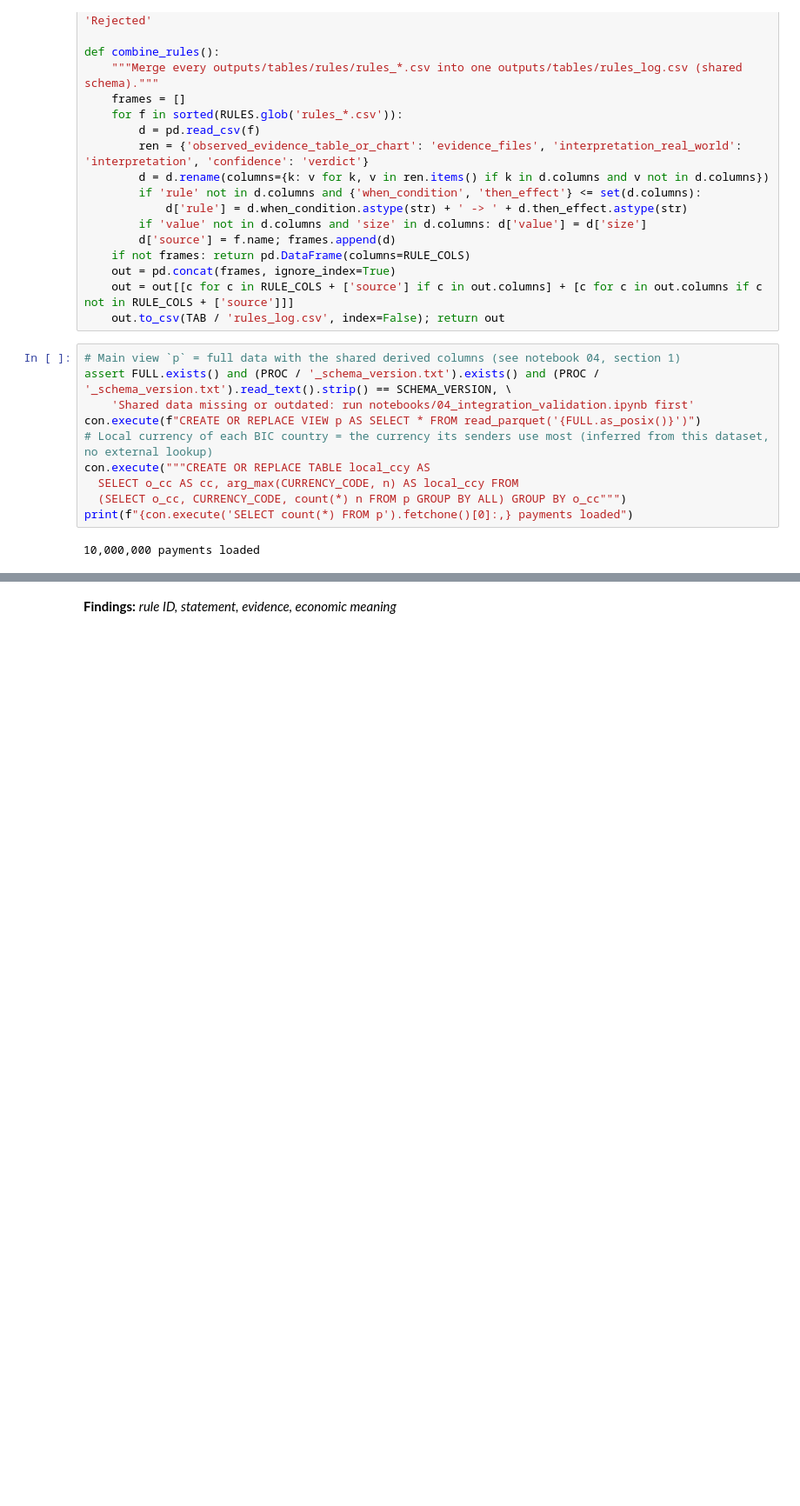
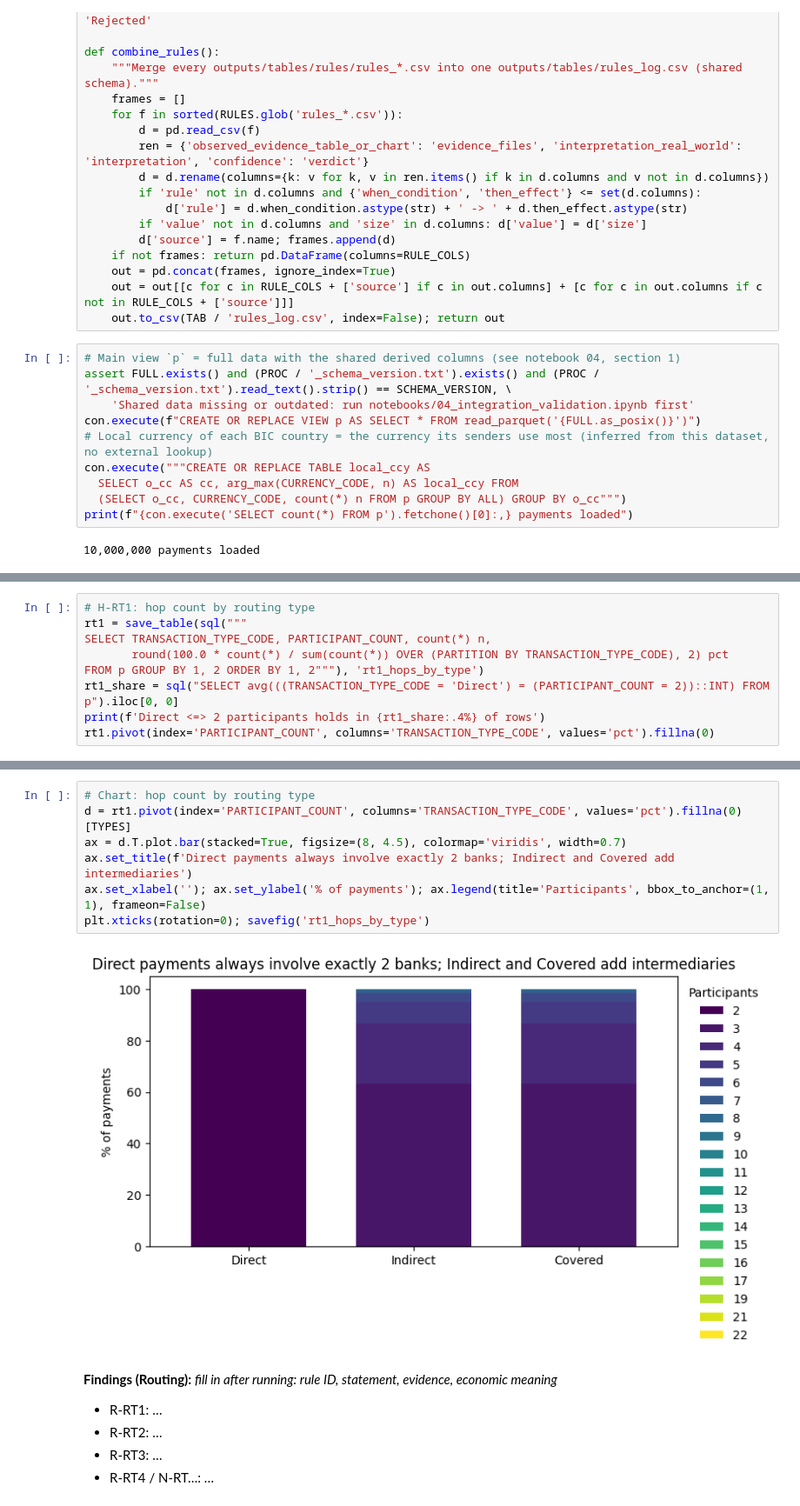
Before and after one commit to chanjyi/C2O-UMDAC, a Jupyter notebook: notebooks/02_member2_analysis.ipynb, the cells around one changed output, grey strips where cells are left out. Shown at 87% size. Cells and saved outputs as stored; diff of their text form; blank space fills up the shorter version.

```diff
--- a/notebooks/02_member2_analysis.ipynb
+++ b/notebooks/02_member2_analysis.ipynb
@@ -96,0 +124,9 @@ s = pd.read_parquet(SAMPLE); s.head()
+# %%
+# H-RT1: hop count by routing type
+rt1 = save_table(sql("""
+SELECT TRANSACTION_TYPE_CODE, PARTICIPANT_COUNT, count(*) n,
+       round(100.0 * count(*) / sum(count(*)) OVER (PARTITION BY TRANSACTION_TYPE_CODE), 2) pct
+FROM p GROUP BY 1, 2 ORDER BY 1, 2"""), 'rt1_hops_by_type')
+rt1_share = sql("SELECT avg(((TRANSACTION_TYPE_CODE = 'Direct') = (PARTICIPANT_COUNT = 2))::INT) FROM p").iloc[0, 0]
+print(f'Direct <=> 2 participants holds in {rt1_share:.4%} of rows')
+rt1.pivot(index='PARTICIPANT_COUNT', columns='TRANSACTION_TYPE_CODE', values='pct').fillna(0)
@@ -97,2 +231,15 @@ s = pd.read_parquet(SAMPLE); s.head()
+# %%
+# Chart: hop count by routing type
+d = rt1.pivot(index='PARTICIPANT_COUNT', columns='TRANSACTION_TYPE_CODE', values='pct').fillna(0)[TYPES]
+ax = d.T.plot.bar(stacked=True, figsize=(8, 4.5), colormap='viridis', width=0.7)
+ax.set_title(f'Direct payments always involve exactly 2 banks; Indirect and Covered add intermediaries')
+ax.set_xlabel(''); ax.set_ylabel('% of payments'); ax.legend(title='Participants', bbox_to_anchor=(1, 1), frameon=False)
+plt.xticks(rotation=0); savefig('rt1_hops_by_type')
+# %% [output]
+[figure, added]
 # %% [markdown]
-**Findings:** _rule ID, statement, evidence, economic meaning_
+**Findings (Routing):** _fill in after running: rule ID, statement, evidence, economic meaning_
+- R-RT1: …
+- R-RT2: …
+- R-RT3: …
+- R-RT4 / N-RT…: …
```
Also changed, not shown: parts of 29 cells of this notebook.
